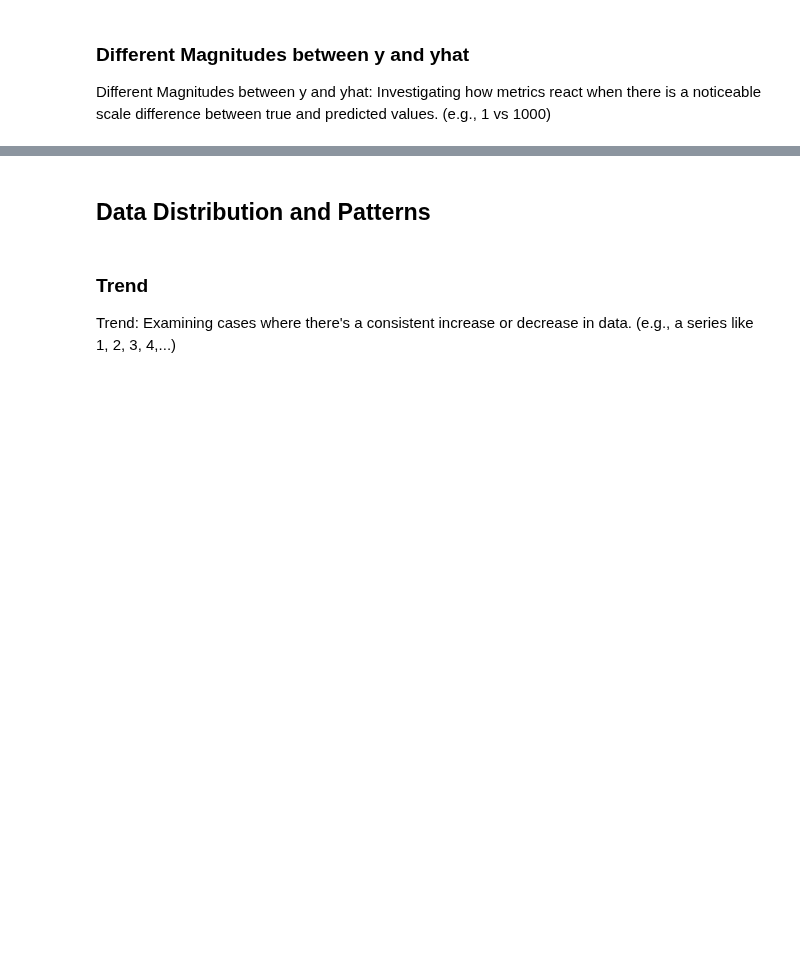
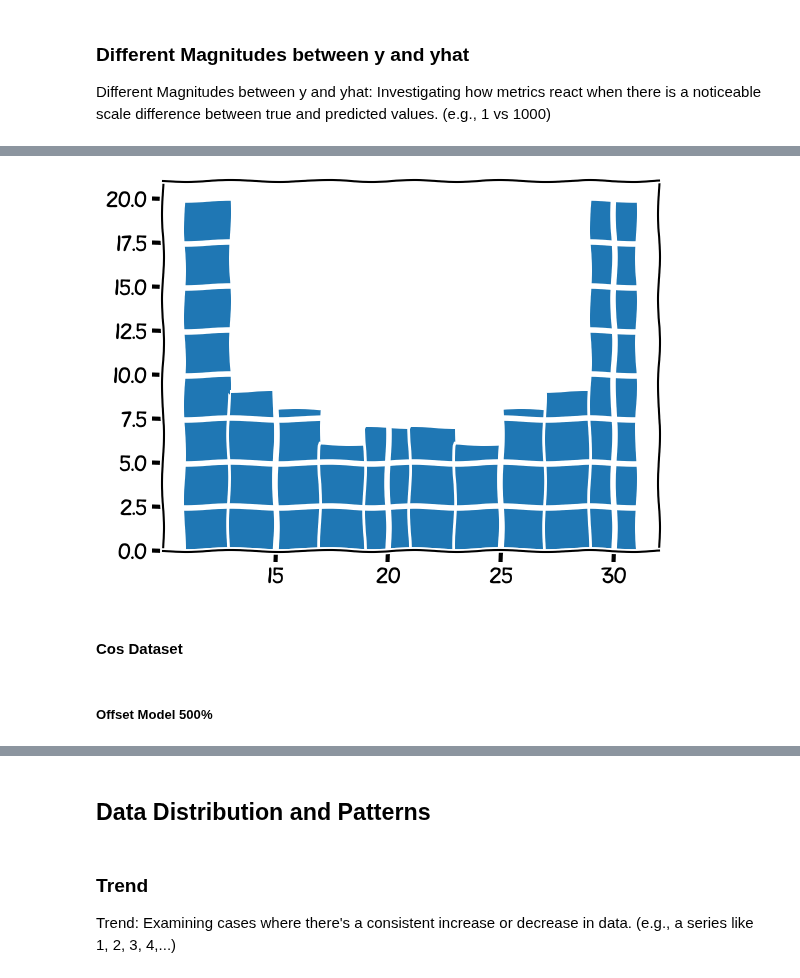
Before and after one commit to ranggakd/DAIly, a Jupyter notebook: ideas/regression_forecasting_metrics/Metrics_Exploration.ipynb, the cells around one changed output, grey strips where cells are left out. Drawn from its saved outputs; the diff is of its cells as text; code cells hidden in the pictures; blank space fills up the shorter version.

```diff
--- a/ideas/regression_forecasting_metrics/Metrics_Exploration.ipynb
+++ b/ideas/regression_forecasting_metrics/Metrics_Exploration.ipynb
@@ -1039,0 +1686,8 @@ Different Magnitudes between y and yhat: Investigating how metrics react when th
+# %%
+_ = sin_series.hist()
+# %% [output]
+[figure, added]
+# %% [markdown]
+#### Cos Dataset
+# %% [markdown]
+##### Offset Model 500%
```
Also changed, not shown: parts of 75 cells of this notebook, 25 other files.
